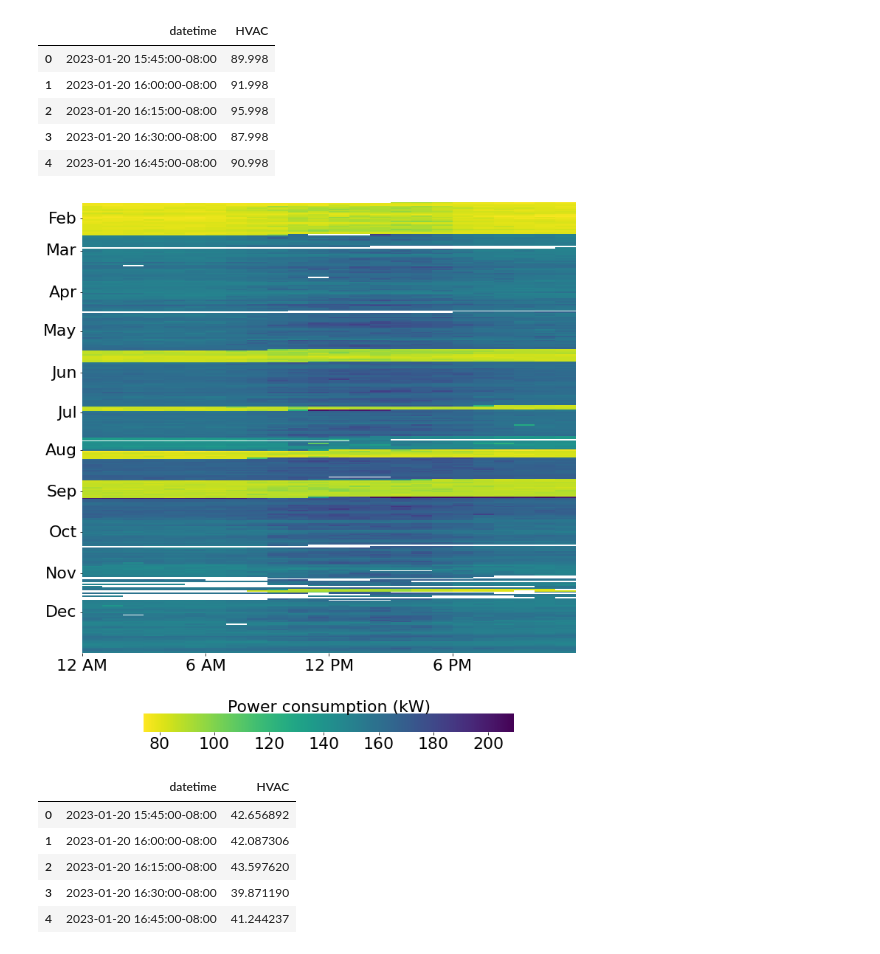
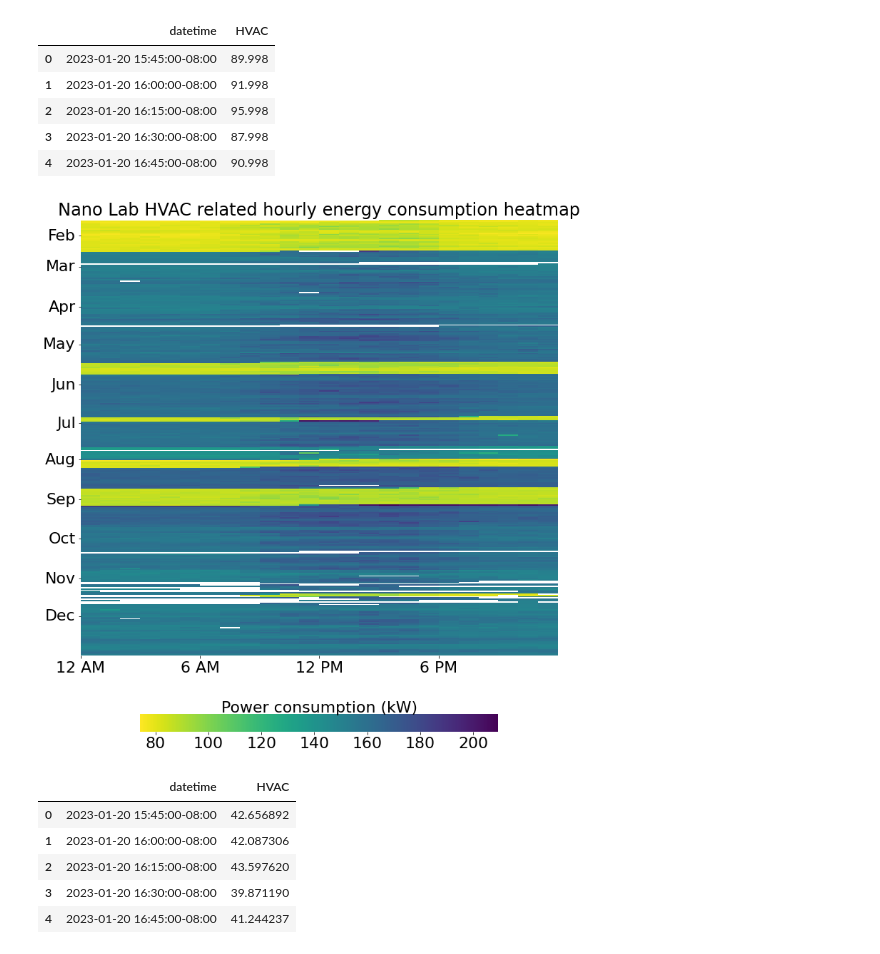
Before and after one commit to ZAY630/ls_sdh, a Jupyter notebook: analysis.ipynb, the cells around one changed output. Cells and saved outputs as stored; diff of their text form; code cells hidden in the pictures.

```diff
--- a/analysis.ipynb
+++ b/analysis.ipynb
@@ -328,11 +328,11 @@ df_HVAC.head()
 # %%
 utils_plot.plot_hourly_heatmap(df=df_HVAC,
                                columns=columns,
                                annotation='Power consumption (kW)',
-                               # plot_title='Nano Lab HVAC related hourly energy consumption heatmap',
+                               plot_title='Nano Lab HVAC related hourly energy consumption heatmap',
                                figsize=(12, 15))
 # %% [output]
-[figure, old version]
+[figure, new version]
 # %%
 df_temp = pd.merge(df_HVAC, df_moer, on = 'datetime', how = 'outer')
 df_emissions = df_temp.copy()
```
Also changed, not shown: parts of 26 cells of this notebook.
